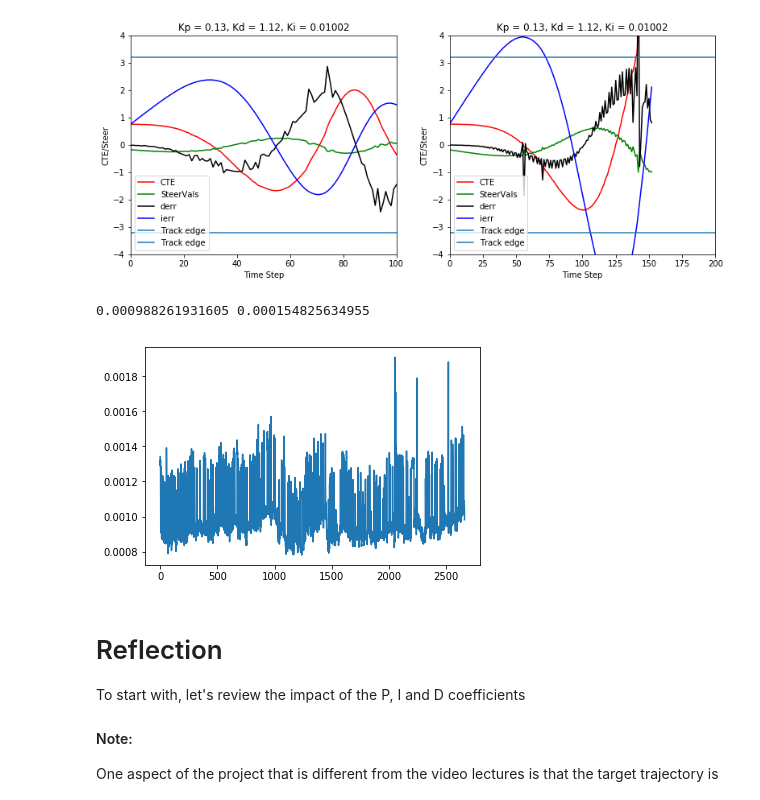
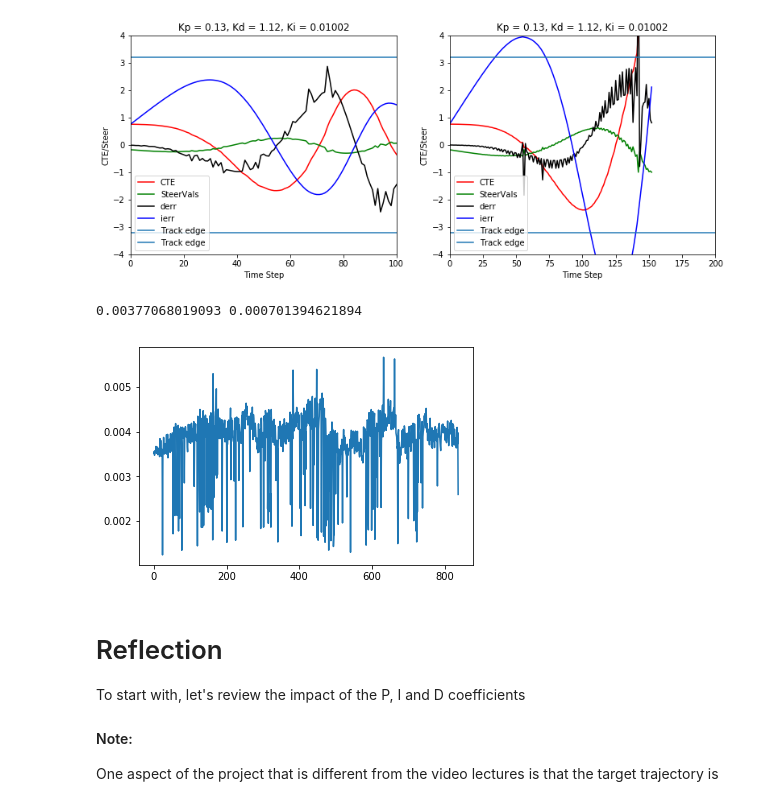
Before and after one commit to pnsrao/CarND-PID-Control-Project, a Jupyter notebook: Reflections.ipynb, the cells around one changed output. Saved outputs shown, nothing was run; the diff lists cells and outputs as text; code cells hidden in the pictures.

```diff
--- a/Reflections.ipynb
+++ b/Reflections.ipynb
@@ -48,13 +48,13 @@ Text(0.5,1,'Kp = 0.13, Kd = 1.12, Ki = 0.01002')
 <matplotlib.figure.Figure at 0x...>
 [figure]
 # %%
-(label2,errors2,steers2) = extract_data('build/temp.txt')
+(label2,errors2,steers2) = extract_data('build/temp1.txt')
 times = errors2[:,2]
 plt.plot(times)
 print(np.mean(times),np.std(times))
 # %% [output]
-0.000988261931605 0.000154825634955
+0.00377068019093 0.000701394621894
-[figure, old version]
+[figure, new version]
 # %% [markdown]
 # Reflection
 
```
Also changed, not shown: 2 other files.
